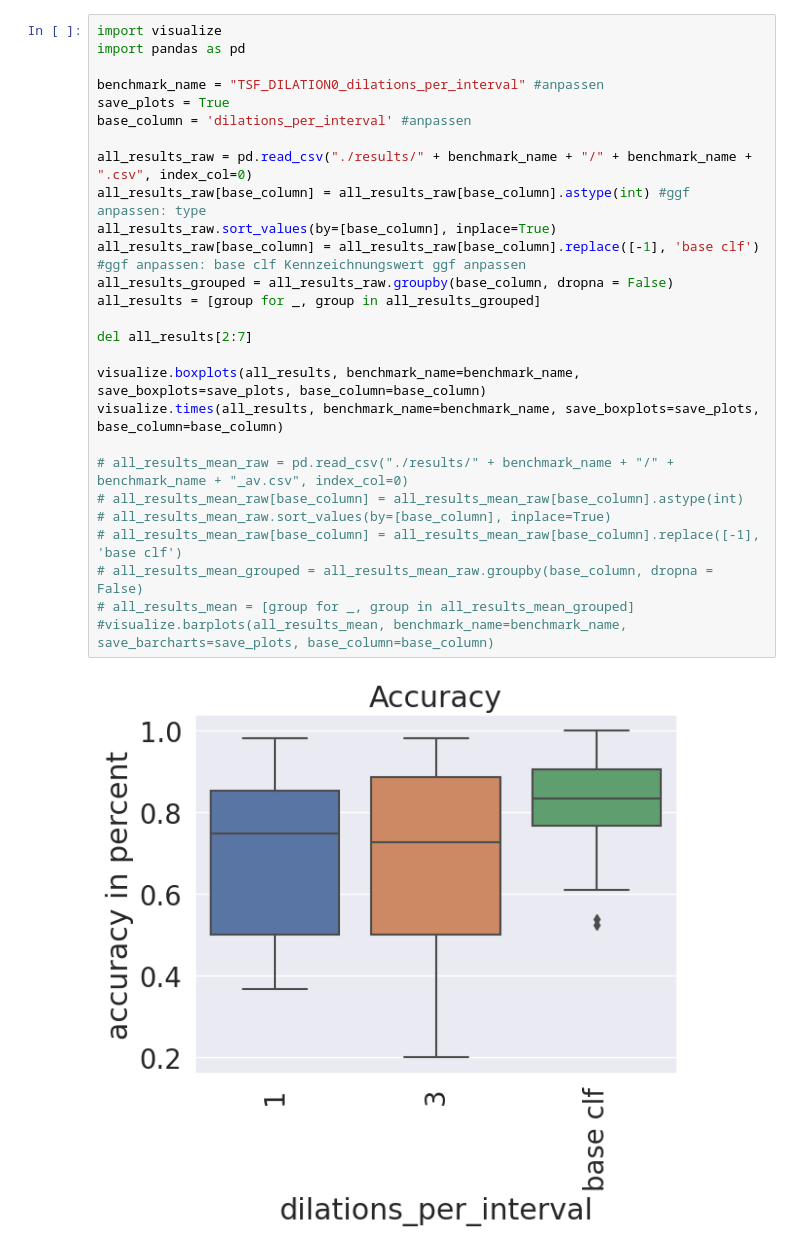
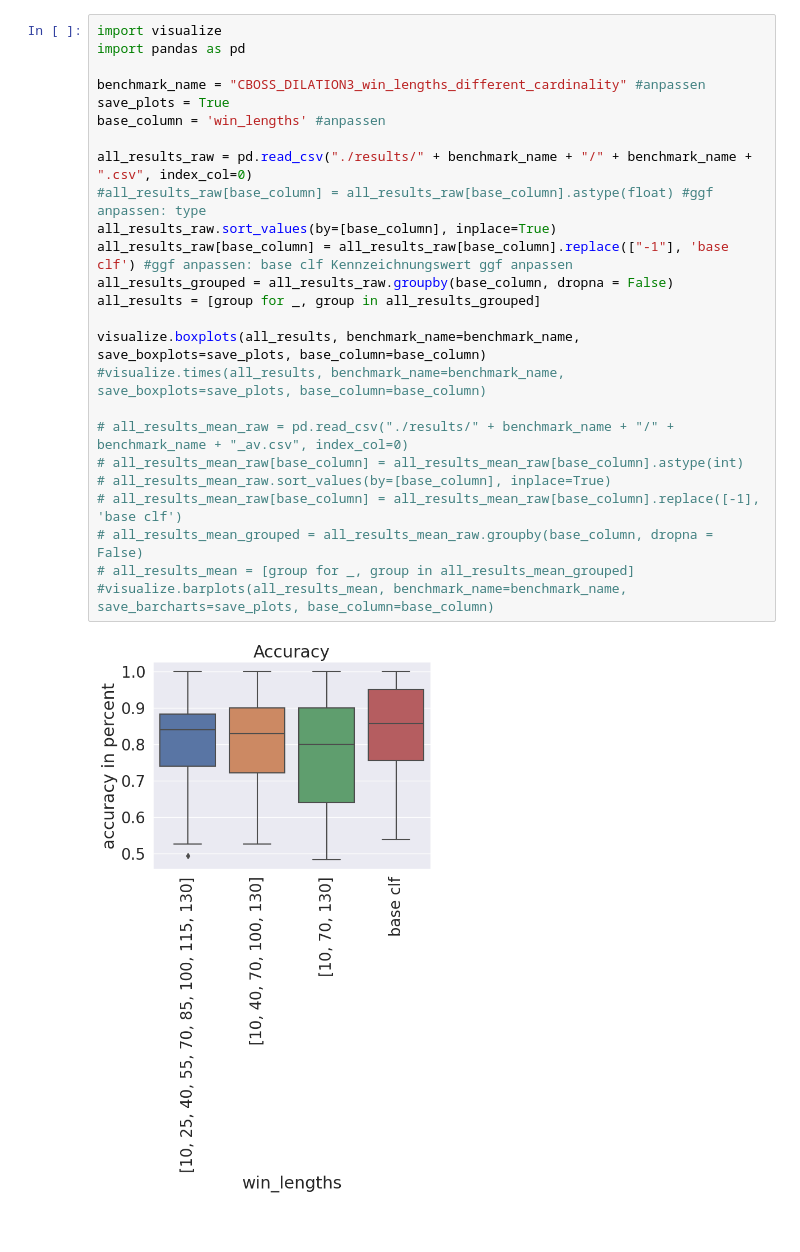
Before and after one commit to r00tk1d/dilation_evaluation, a Jupyter notebook: benchmark/visualize_from_csv.ipynb, the cells around one changed output. Cells and saved outputs as stored; diff of their text form; blank space fills up the shorter version.

```diff
--- a/benchmark/visualize_from_csv.ipynb
+++ b/benchmark/visualize_from_csv.ipynb
@@ -1,29 +1,27 @@
 # %%
 import visualize
 import pandas as pd
 
-benchmark_name = "TSF_DILATION0_dilations_per_interval" #anpassen
+benchmark_name = "CBOSS_DILATION3_win_lengths_different_cardinality" #anpassen
 save_plots = True
-base_column = 'dilations_per_interval' #anpassen
+base_column = 'win_lengths' #anpassen
 
 all_results_raw = pd.read_csv("./results/" + benchmark_name + "/" + benchmark_name + ".csv", index_col=0)
-all_results_raw[base_column] = all_results_raw[base_column].astype(int) #ggf anpassen: type
+#all_results_raw[base_column] = all_results_raw[base_column].astype(float) #ggf anpassen: type
 all_results_raw.sort_values(by=[base_column], inplace=True)
-all_results_raw[base_column] = all_results_raw[base_column].replace([-1], 'base clf') #ggf anpassen: base clf Kennzeichnungswert ggf anpassen
+all_results_raw[base_column] = all_results_raw[base_column].replace(["-1"], 'base clf') #ggf anpassen: base clf Kennzeichnungswert ggf anpassen
 all_results_grouped = all_results_raw.groupby(base_column, dropna = False)
 all_results = [group for _, group in all_results_grouped]
 
-del all_results[2:7]
-
 visualize.boxplots(all_results, benchmark_name=benchmark_name, save_boxplots=save_plots, base_column=base_column)
-visualize.times(all_results, benchmark_name=benchmark_name, save_boxplots=save_plots, base_column=base_column)
+#visualize.times(all_results, benchmark_name=benchmark_name, save_boxplots=save_plots, base_column=base_column)
 
 # all_results_mean_raw = pd.read_csv("./results/" + benchmark_name + "/" + benchmark_name + "_av.csv", index_col=0)
 # all_results_mean_raw[base_column] = all_results_mean_raw[base_column].astype(int)
 # all_results_mean_raw.sort_values(by=[base_column], inplace=True)
 # all_results_mean_raw[base_column] = all_results_mean_raw[base_column].replace([-1], 'base clf')
 # all_results_mean_grouped = all_results_mean_raw.groupby(base_column, dropna = False)
 # all_results_mean = [group for _, group in all_results_mean_grouped]
 #visualize.barplots(all_results_mean, benchmark_name=benchmark_name, save_barcharts=save_plots, base_column=base_column)
 # %% [output]
-[figure, old version]
+[figure, new version]
```
Also changed, not shown: parts of 1 cell of this notebook, 45 other files.
